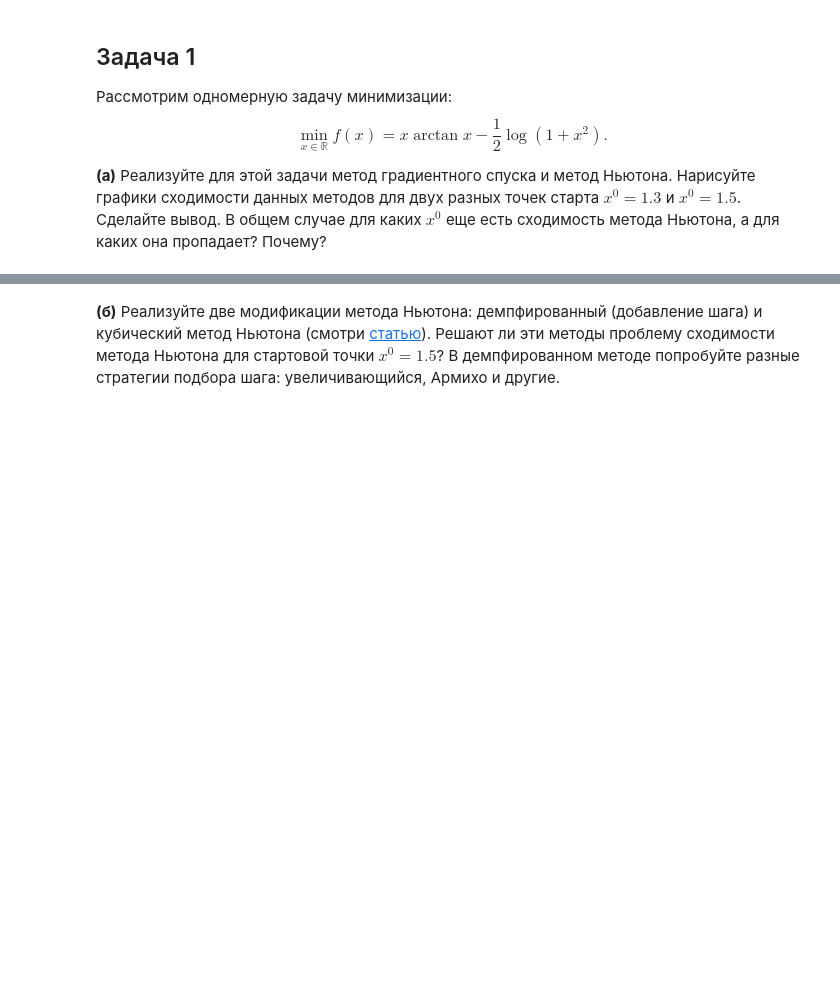
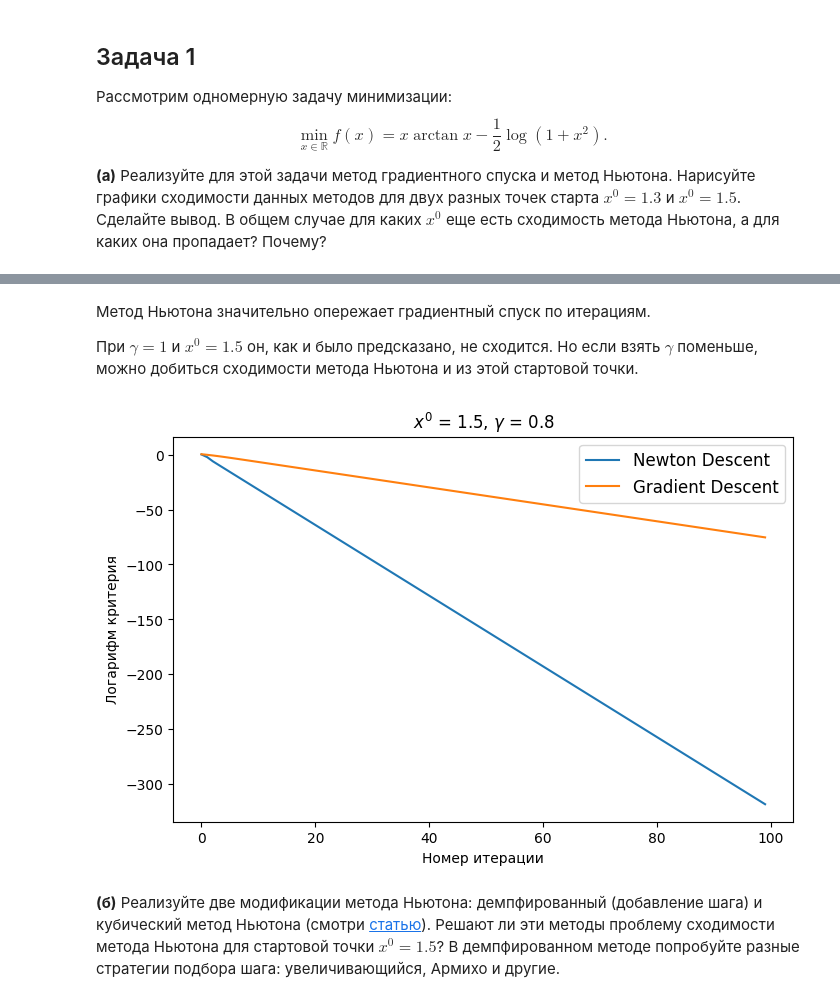
Before and after one commit to featztex/optimization, a Jupyter notebook: hw/Emelyanov_HW_9.ipynb, the cells around one changed output, grey strips where cells are left out. Cells and saved outputs as stored; diff of their text form; code cells hidden in the pictures; blank space fills up the shorter version.

```diff
--- a/hw/Emelyanov_HW_9.ipynb
+++ b/hw/Emelyanov_HW_9.ipynb
@@ -24,3 +94,14 @@ __(а)__ Реализуйте для этой задачи метод гради
+# %% [markdown]
+Метод Ньютона значительно опережает градиентный спуск по итерациям.
+
+При $\gamma = 1$ и $x^0 = 1.5$ он, как и было предсказано, не сходится. Но если взять $\gamma$ поменьше, можно добиться сходимости метода Ньютона и из этой стартовой точки.
+# %%
+iters = 100
+errs_ng = NG(1.5, gamma=0.8, iters=iters)
+errs_gd = GD(1.5, iters=iters)
+risovach(errs=[errs_ng, errs_gd], labels=['Newton Descent', 'Gradient Descent'], title=r'$x^0$ = 1.5, $\gamma$ = 0.8')
+# %% [output]
+[figure, added]
 # %% [markdown]
 __(б)__ Реализуйте две модификации метода Ньютона: демпфированный (добавление шага) и кубический метод Ньютона (смотри [статью](https://link.springer.com/article/10.1007/s10107-006-0706-8)). Решают ли эти методы проблему сходимости метода Ньютона для стартовой точки $x^0 = 1.5$? В демпфированном методе попробуйте разные стратегии подбора шага: увеличивающийся, Армихо и другие.
 # %%
```
Also changed, not shown: parts of 5 cells of this notebook.
